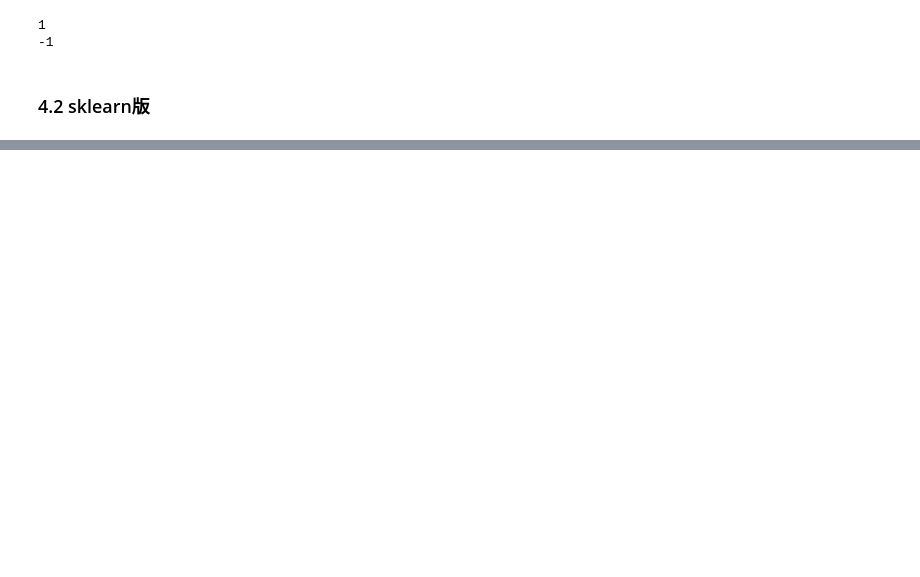
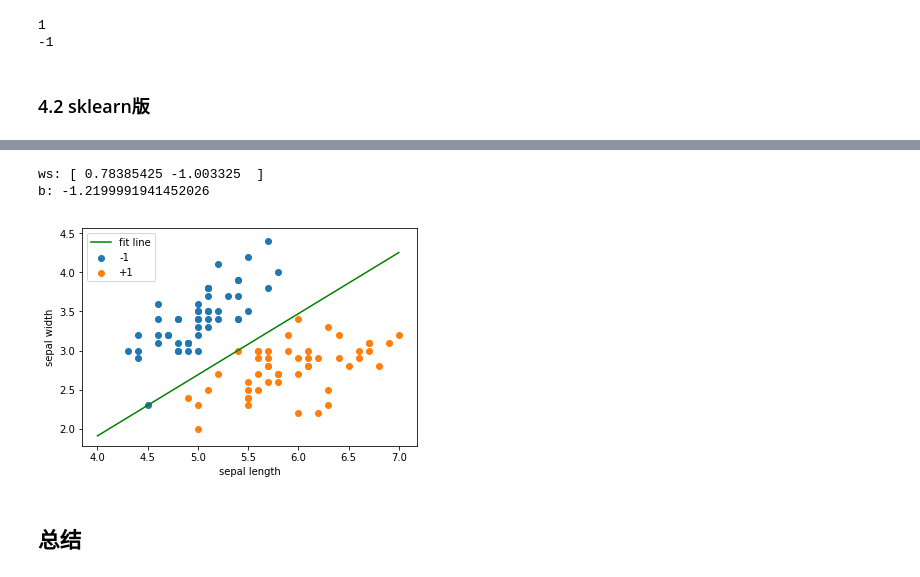
Before and after one commit to ybcc2015/Note-and-Code-of-ML, a Jupyter notebook: Perceptron.ipynb, the cells around one changed output, grey strips where cells are left out. Saved outputs shown, nothing was run; the diff lists cells and outputs as text; code cells hidden in the pictures; blank space fills up the shorter version.

```diff
--- a/Perceptron.ipynb
+++ b/Perceptron.ipynb
@@ -200,0 +276,22 @@ from sklearn.linear_model import perceptron
+# %%
+init = tf.global_variables_initializer()
+sess = tf.Session()
+sess.run(init)
+
+# 训练
+for epoch in range(max_epochs):
+    wrong_samples = []  # 用来存放误分类样本loss
+    for x, y in zip(X, Y):
+        feed_dict = {X_input: x.reshape(-1, 2), Y_input: y.reshape(-1, 1)}
+        loss = sess.run(pred, feed_dict=feed_dict)
+        if loss < 0:
+            sess.run(optimizer, feed_dict=feed_dict)
+            wrong_samples.append(loss)
+
+    if not wrong_samples:
+        print('epoch: {}\tloss: 0.0'.format(epoch))
+        break
+
+    if epoch % log_step == 0:
+        total_loss = sess.run(-tf.reduce_sum(wrong_samples))
+        print('epoch: {}\tloss: {:.4f}'.format(epoch, total_loss))
@@ -200,0 +313,23 @@ from sklearn.linear_model import perceptron
+# %%
+ws = np.squeeze(sess.run(W))
+b = sess.run(b)
+print('ws: {}'.format(ws))
+print('b: {}'.format(b))
+# %% [output]
+ws: [ 0.78385425 -1.003325  ]
+b: -1.2199991941452026
+# %%
+x0s = np.array([4.0, 7.0])
+x1s = -(ws[0] * x0s + b) / ws[1]
+plt.plot(x0s, x1s, label='fit line', color='green')
+
+plt.scatter(X[:50][:,0], X[:50][:,1], label='-1')
+plt.scatter(X[50:100][:, 0], X[50:100][:, 1], label='+1')
+plt.xlabel('sepal length')
+plt.ylabel('sepal width')
+plt.legend()
+plt.show()
+# %% [output]
+[figure, added]
+# %% [markdown]
+## 总结
```
Also changed, not shown: parts of 14 cells of this notebook.
